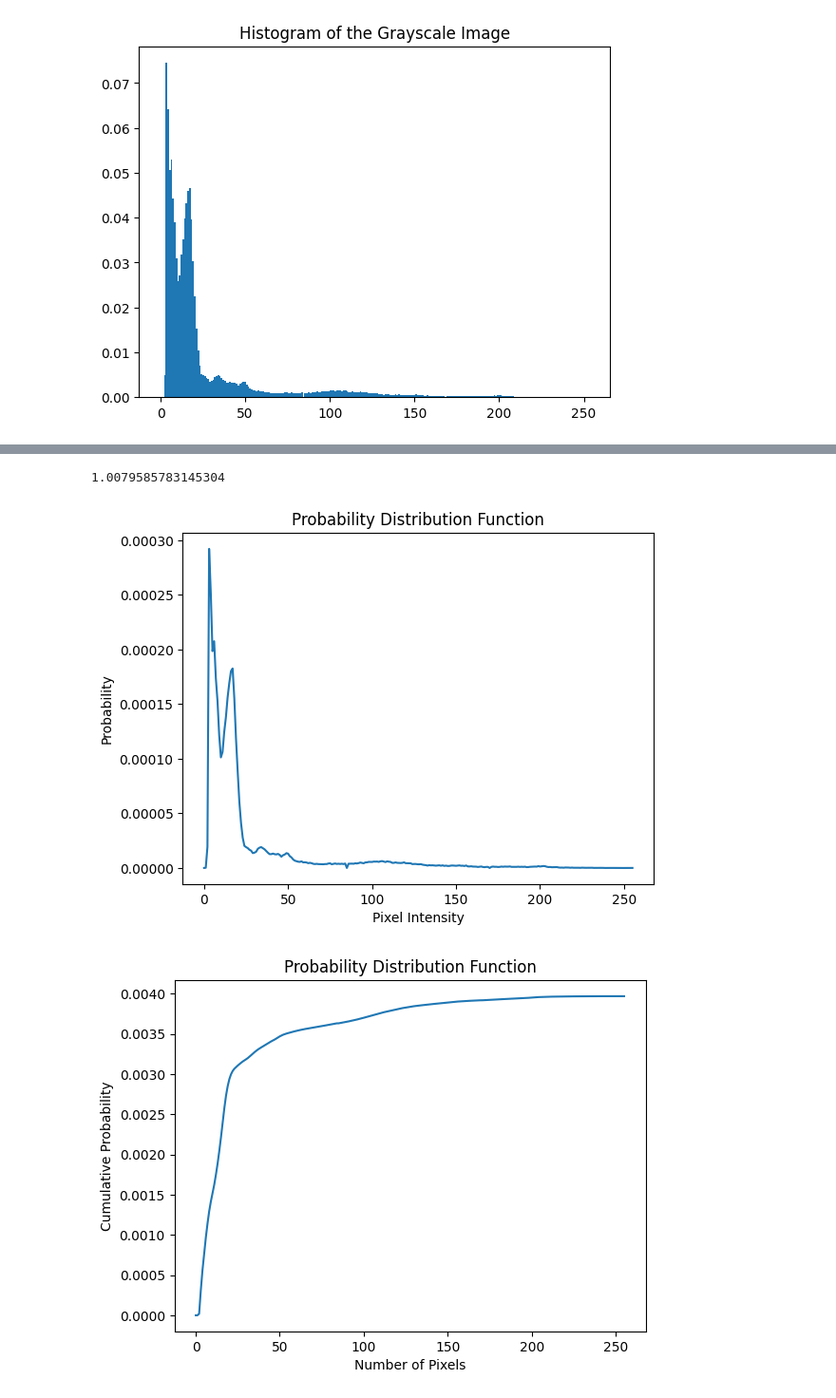
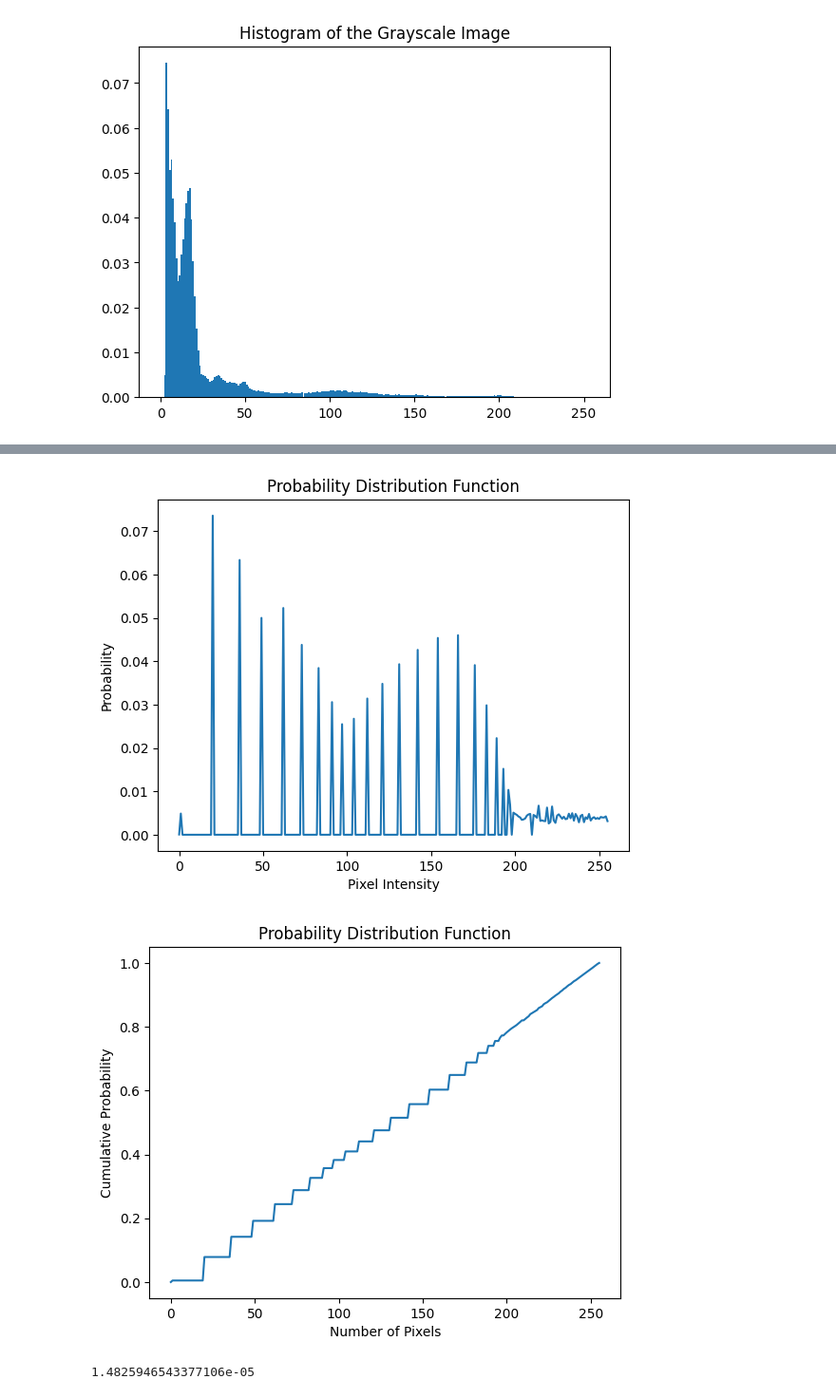
Before and after one commit to jclmaypa/MAYPA_AP-157-Submissions, a Jupyter notebook: Activity 1/Activity 1.ipynb, the cells around one changed output, grey strips where cells are left out. Shown at 95% size. Drawn from its saved outputs; the diff is of its cells as text; code cells hidden in the pictures.

```diff
--- a/Activity 1/Activity 1.ipynb
+++ b/Activity 1/Activity 1.ipynb
@@ -270,8 +270,8 @@ plt.show()
 
 
 # Getting hist values and normalizing them
-norm_hist_values, bin_edges  = np.histogram(flattened, bins = 256, density = True)
-
+hist_values, bin_edges  = np.histogram(flattened, bins = 256)
+norm_hist_values = hist_values/processed_image.size
 # Plot PDF
 x = np.arange(0,256,1)
 
@@ -336,10 +336,11 @@ desired_CDF = x/255
 plt.plot(desired_CDF)
 plt.show()
 
-f = np.interp(x, desired_CDF, CDF[processed_image[:]+1])
-new_GS = f(norm_hist_values)
-print(new_GS.shape)
-plt.plot(new_GS)
+new_GS = np.interp(CDF[flattened], x, desired_CDF)
+new_GS = np.reshape(new_GS, processed_image.shape)
+
+plt.imshow(new_GS, cmap = "gray")
+plt.title("Modified Image by Using Backprojection")
 plt.show()
 # %% [output]
 [figure]
@@ -347,30 +348,34 @@ ValueError: object too deep for desired array
 # %%
 # Getting hist values and normalizing them
-norm_hist_values, bin_edges  = np.histogram(new_GS, bins = 256, density = True)
+flattened = new_GS.flatten()
+norm_hist_values, bin_edges  = np.histogram(flattened, bins = 256)
+norm_hist_values = norm_hist_values/np.amax(new_GS.size)
 
 
 # Plot PDF
 x = np.arange(0,256,1)
 
 fig, ax = plt.subplots()
 ax.plot(x, norm_hist_values)
 ax.set_ylabel("Probability")
 ax.set_xlabel("Pixel Intensity")
 plt.title("Probability Distribution Function")
 plt.show()
 
 # Now making the CDF
 CDF = np.cumsum(norm_hist_values)
 
 
 # Plot normal CDF
 fig, ax = plt.subplots()
 ax.plot(x, CDF)
 ax.set_ylabel("Cumulative Probability")
 ax.set_xlabel("Number of Pixels")
 plt.title("Probability Distribution Function")
 plt.show()
+
+print(integrate(norm_hist_values,bin_edges[3]-bin_edges[2]))
 # %% [output]
-1.0079585783145304
-[figure, old version]
+[figure, new version]
-[figure, old version]
+[figure, new version]
+1.4825946543377106e-05
```
Also changed, not shown: parts of 4 cells of this notebook, 1 other file.
